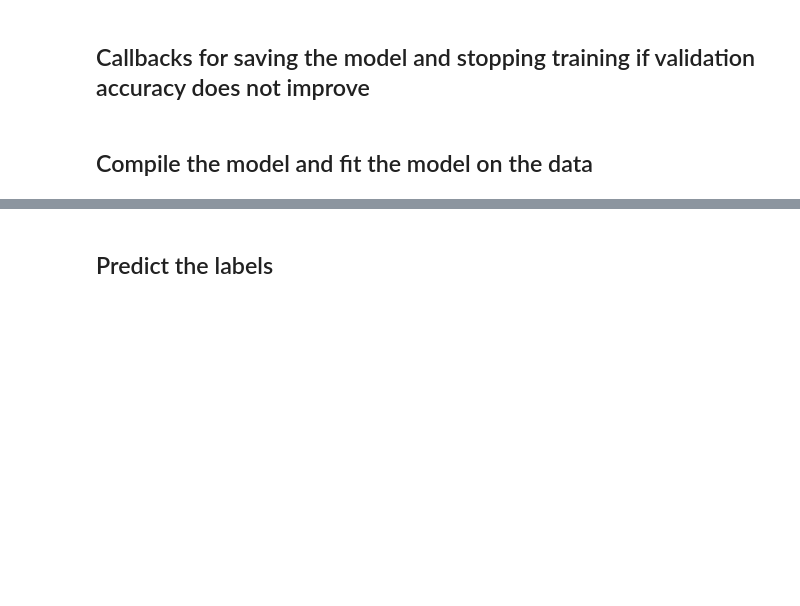
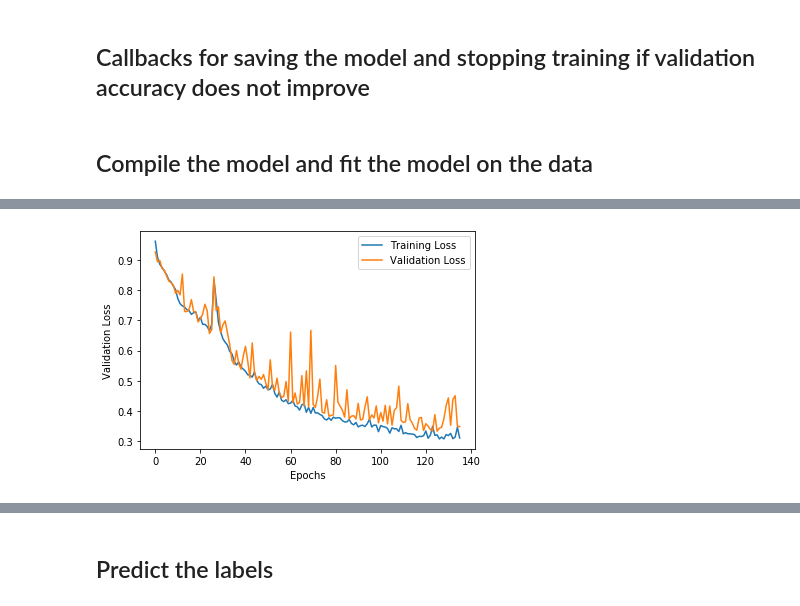
Before and after one commit to kaushu42/mail-classifier-svm-lstm, a Jupyter notebook: notebooks/Model.ipynb, the cells around one changed output, grey strips where cells are left out. Saved outputs shown, nothing was run; the diff lists cells and outputs as text; code cells hidden in the pictures; blank space fills up the shorter version.

Commit message:
Added loss and accuracy curves

```diff
--- a/notebooks/Model.ipynb
+++ b/notebooks/Model.ipynb
@@ -68,6 +69,8 @@ pickling_on.close()
 pickling_on = open("../models/vectorizer.pkl","rb")
 vectorizer = pickle.load(pickling_on)
 pickling_on.close()
+# %%
+x = vectorizer.transform(df['text'])
 # %% [markdown]
 ### Train Test Split of Dataset
 # %%
@@ -200,12 +203,12 @@ print(X_train_lstm.shape, X_test_lstm.shape)
 # %%
 callbacks = [
     EarlyStopping(patience=10),
-    ModelCheckpoint('..models/model.h5', period=5)
+    ModelCheckpoint('../models/model.h5', period=5)
 ]
 # %% [markdown]
 ## Compile the model and fit the model on the data
 # %%
-model.compile(loss='sparse_categorical_crossentropy', optimizer='adam')
+model.compile(loss='sparse_categorical_crossentropy', optimizer='adam', metrics=['accuracy'])
 model.fit(X_train_lstm, y_train_lstm, batch_size=512, epochs=250, validation_split=0.1, callbacks=callbacks)
 # %% [output]
 Train on 29739 samples, validate on 3305 samples
@@ -228,0 +234,16 @@ Epoch 129/250
+# %%
+train_loss = model.history.history['loss']
+train_acc = model.history.history['acc']
+val_loss = model.history.history['val_loss']
+val_acc = model.history.history['val_acc']
+# %%
+plt.xlabel('Epochs')
+plt.ylabel('Training Loss')
+plt.plot(train_loss, label='Training Loss')
+plt.xlabel('Epochs')
+plt.ylabel('Validation Loss')
+plt.plot(val_loss, label='Validation Loss')
+plt.legend()
+plt.show()
+# %% [output]
+[figure, added]
```
Also changed, not shown: parts of 12 cells of this notebook, 2 other files.
